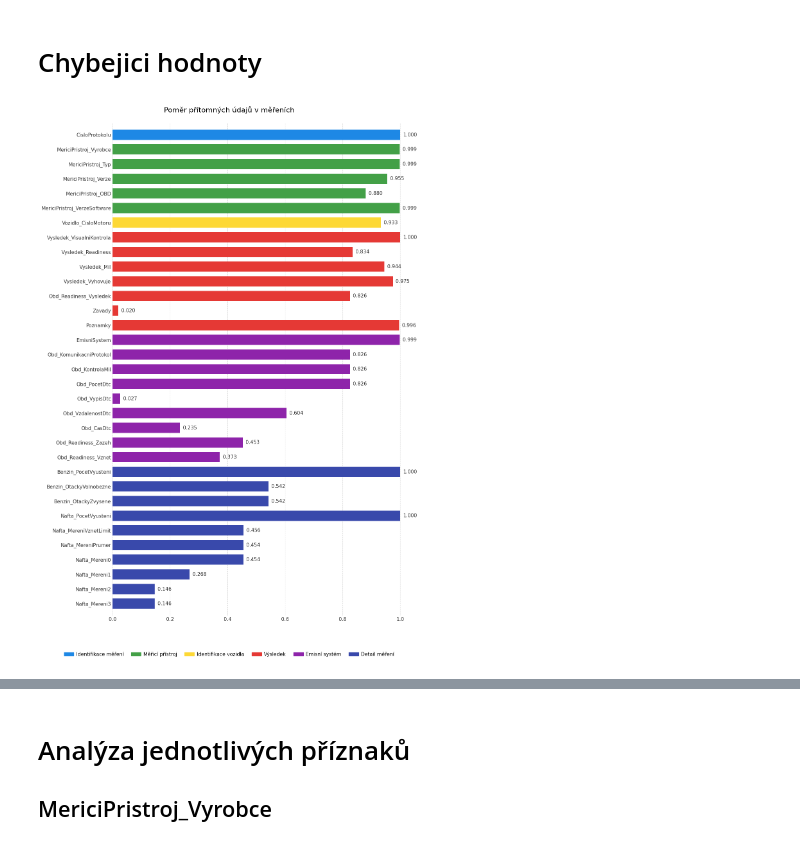
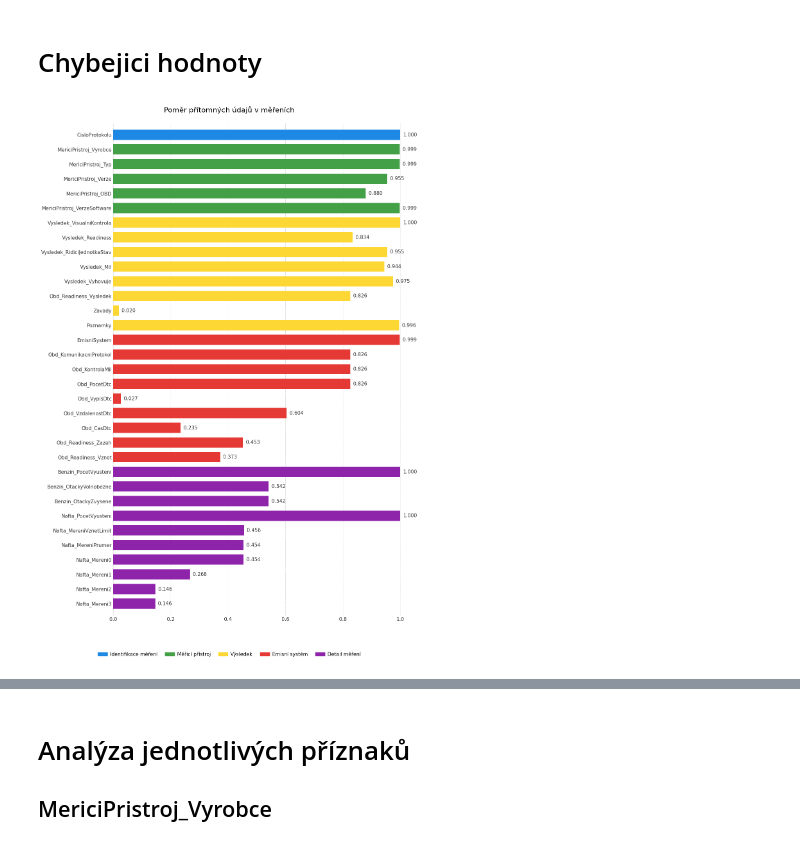
Before and after one commit to opendatalabcz/emissions-data-analysis-cz, a Jupyter notebook: kod/explorace/mereni_exploration.ipynb, the cells around one changed output, grey strips where cells are left out. Cells and saved outputs as stored; diff of their text form; code cells hidden in the pictures.

```diff
--- a/kod/explorace/mereni_exploration.ipynb
+++ b/kod/explorace/mereni_exploration.ipynb
@@ -245,9 +246,6 @@ df = df.select([
     "MericiPristroj_Verze",
     "MericiPristroj_OBD",
     "MericiPristroj_VerzeSoftware",
-
-    # Identifikace vozidla
-    "Vozidlo_CisloMotoru",
 
     # Výsledek měření
     "Vysledek_VisualniKontrola",
@@ -341,41 +340,39 @@ for col in df.columns:
             processed_groups.add(group_name)
     else:
         # Samostatný sloupec
         non_null_count = total_rows - df[col].null_count()
         final_labels.append(col)
         final_ratios.append(non_null_count / total_rows if total_rows > 0 else 0)
 
 # Kategorizace (6 skupin včetně Vozidla)
 group_descriptions = [
-    'Identifikace měření',      # 0
-    'Měřicí přístroj',          # 1
-    'Identifikace vozidla',     # 2
-    'Výsledek',          # 3
-    'Emisní systém',      # 4
-    'Detail měření'    # 5
+    'Identifikace měření',
+    'Měřicí přístroj',
+    'Výsledek',
+    'Emisní systém',
+    'Detail měření'
 ]
 
 def map_to_main_category(label):
     if label == 'CisloProtokolu': return 0
     if label.startswith('MericiPristroj'): return 1
-    if label.startswith('Vozidlo'): return 2
-    if any(x in label for x in ['Vysledek', 'PristiProhlidka', 'Zavady', 'Poznamky']): return 3
-    if label.startswith('EmisniSystem') or label.startswith('Obd'): return 4
-    if label.startswith('Benzin') or label.startswith('Nafta'): return 5
+    if any(x in label for x in ['Vysledek', 'PristiProhlidka', 'Zavady', 'Poznamky']): return 2
+    if label.startswith('EmisniSystem') or label.startswith('Obd'): return 3
+    if label.startswith('Benzin') or label.startswith('Nafta'): return 4
     return 3
 
 group_indices = [map_to_main_category(l) for l in final_labels]
 
 # Generování grafu
 horizontal_bar(
     labels=final_labels,
     counts=final_ratios,
     title='Poměr přítomných údajů v měřeních',
     save_path='kod/explorace/mereni_grafy/mereni_pritomnost.svg',
     decimals=3,
     height=18,
     group_indices=group_indices,
     group_descriptions=group_descriptions
 )
 # %% [output]
-[figure, old version]
+[figure, new version]
```
Also changed, not shown: parts of 13 cells of this notebook, 2 other files.
